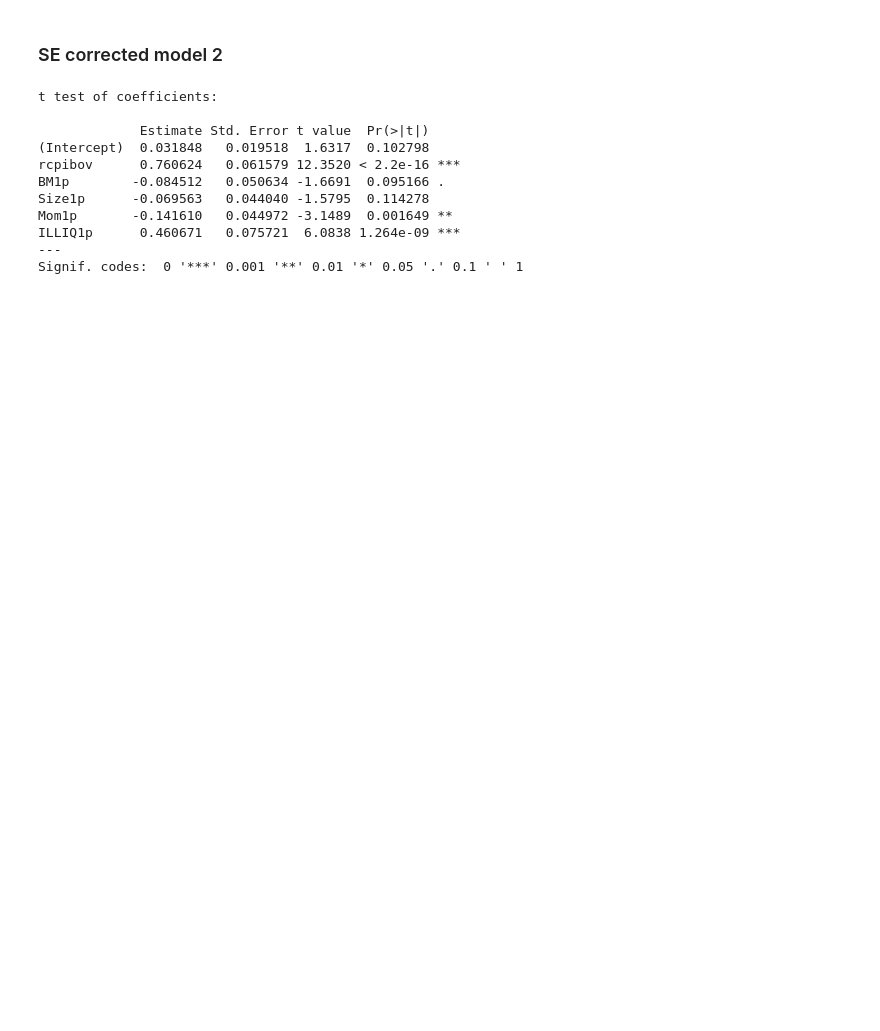
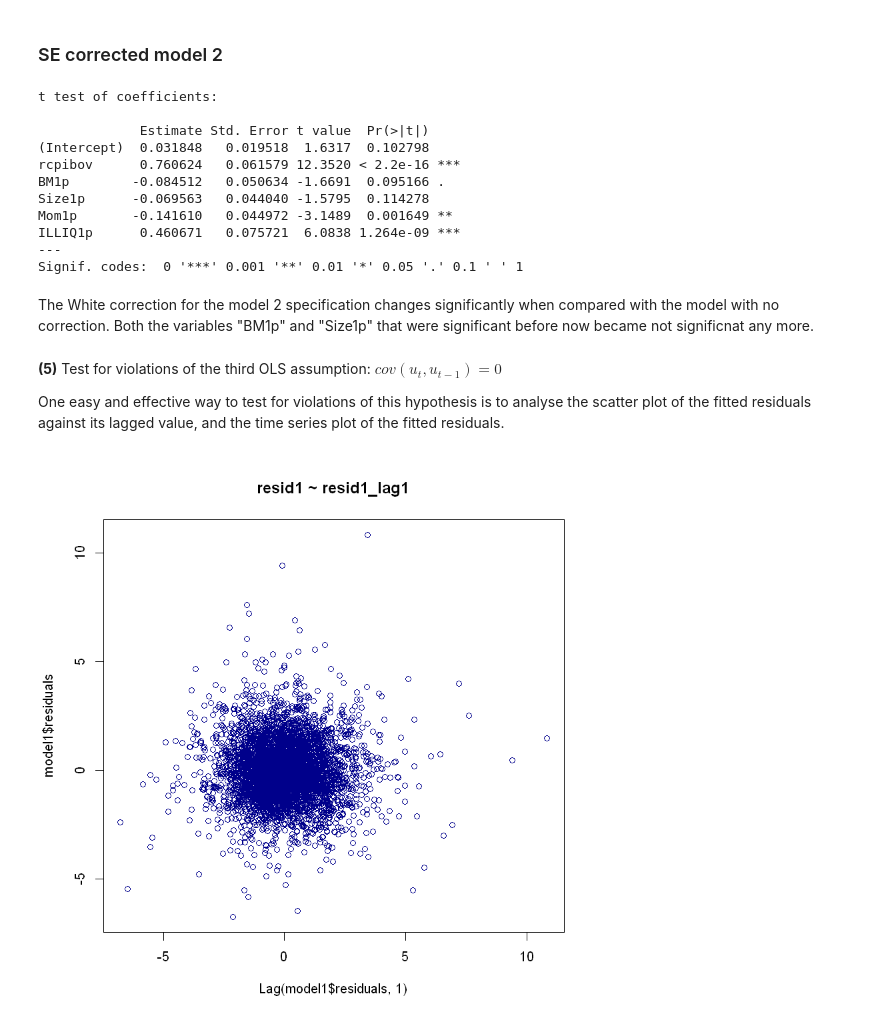
Before and after one commit to dcuoliveira/fgv-financial-econometrics, a Jupyter notebook: src/homoscedasticity_test.ipynb, the cells around one changed output. Cells and saved outputs as stored; diff of their text form; code cells hidden in the pictures; blank space fills up the shorter version.

Commit message:
add notes on the white test

```diff
--- a/src/homoscedasticity_test.ipynb
+++ b/src/homoscedasticity_test.ipynb
@@ -352,3 +371,14 @@ Mom1p       -0.141610   0.044972 -3.1489  0.001649 **
 ILLIQ1p      0.460671   0.075721  6.0838 1.264e-09 ***
 ---
 Signif. codes:  0 '***' 0.001 '**' 0.01 '*' 0.05 '.' 0.1 ' ' 1
+# %% [markdown]
+The White correction for the model 2 specification changes significantly when compared with the model with no correction. Both the variables "BM1p" and "Size1p" that were significant before now became not significnat any more.
+# %% [markdown]
+**(5)** Test for violations of the third OLS assumption: $cov(u_t, u_{t-1})=0$
+
+One easy and effective way to test for violations of this hypothesis is to analyse the scatter plot of the fitted residuals against its lagged value, and the time series plot of the fitted residuals.
+# %%
+plot.default(Lag(model1$residuals, 1), model1$residuals, col='darkblue')
+title('resid1 ~ resid1_lag1')
+# %% [output]
+[figure, added]
```
Also changed, not shown: parts of 8 cells of this notebook.
